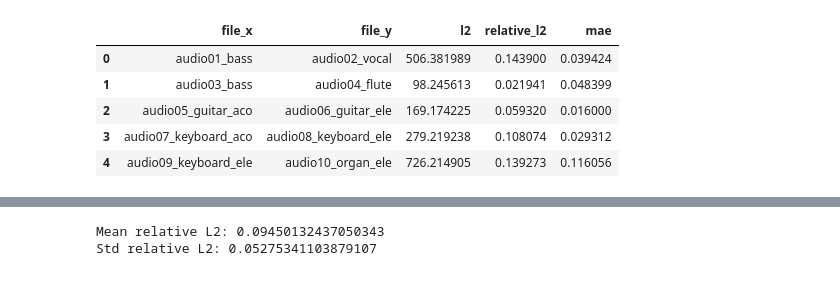
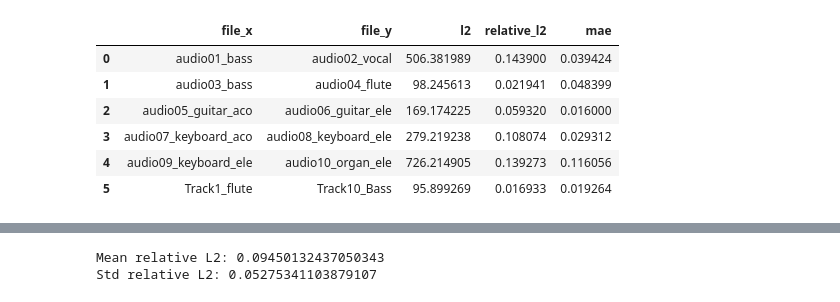
Before and after one commit to Bierc/spectrogram-analysis, a Jupyter notebook: notebooks/01_stft_mixture_analysis.ipynb, the cells around one changed output, grey strips where cells are left out. Saved outputs shown, nothing was run; the diff lists cells and outputs as text; code cells hidden in the pictures.

```diff
--- a/notebooks/01_stft_mixture_analysis.ipynb
+++ b/notebooks/01_stft_mixture_analysis.ipynb
@@ -79,30 +111,34 @@ print(metrics)
 # %%
 from spectral_mixture_analysis.analysis import evaluate_dataset_pairs
 
 pairs = [
     (PROJECT_ROOT / "data" / "raw" / "audio01_bass.wav",
      PROJECT_ROOT / "data" / "raw" / "audio02_vocal.wav"),
 
     (PROJECT_ROOT / "data" / "raw" / "audio03_bass.wav",
      PROJECT_ROOT / "data" / "raw" / "audio04_flute.wav"),
 
     (PROJECT_ROOT / "data" / "raw" / "audio05_guitar_aco.wav",
      PROJECT_ROOT / "data" / "raw" / "audio06_guitar_ele.wav"),
 
     (PROJECT_ROOT / "data" / "raw" / "audio07_keyboard_aco.wav",
      PROJECT_ROOT / "data" / "raw" / "audio08_keyboard_ele.wav"),
 
     (PROJECT_ROOT / "data" / "raw" / "audio09_keyboard_ele.wav",
      PROJECT_ROOT / "data" / "raw" / "audio10_organ_ele.wav"),
+
+    (PROJECT_ROOT / "data" / "samples" / "Track1_flute.wav",
+     PROJECT_ROOT / "data" / "samples" / "Track10_Bass.wav")
 ]
 
 df = evaluate_dataset_pairs(pairs)
 
 df
 # %% [output]
 |  | file_x | file_y | l2 | relative_l2 | mae |
 | 0 | audio01_bass | audio02_vocal | 506.381989 | 0.143900 | 0.039424 |
 | 1 | audio03_bass | audio04_flute | 98.245613 | 0.021941 | 0.048399 |
 | 2 | audio05_guitar_aco | audio06_guitar_ele | 169.174225 | 0.059320 | 0.016000 |
 | 3 | audio07_keyboard_aco | audio08_keyboard_ele | 279.219238 | 0.108074 | 0.029312 |
 | 4 | audio09_keyboard_ele | audio10_organ_ele | 726.214905 | 0.139273 | 0.116056 |
+| 5 | Track1_flute | Track10_Bass | 95.899269 | 0.016933 | 0.019264 |
```
Also changed, not shown: parts of 16 cells of this notebook, 59 other files.
